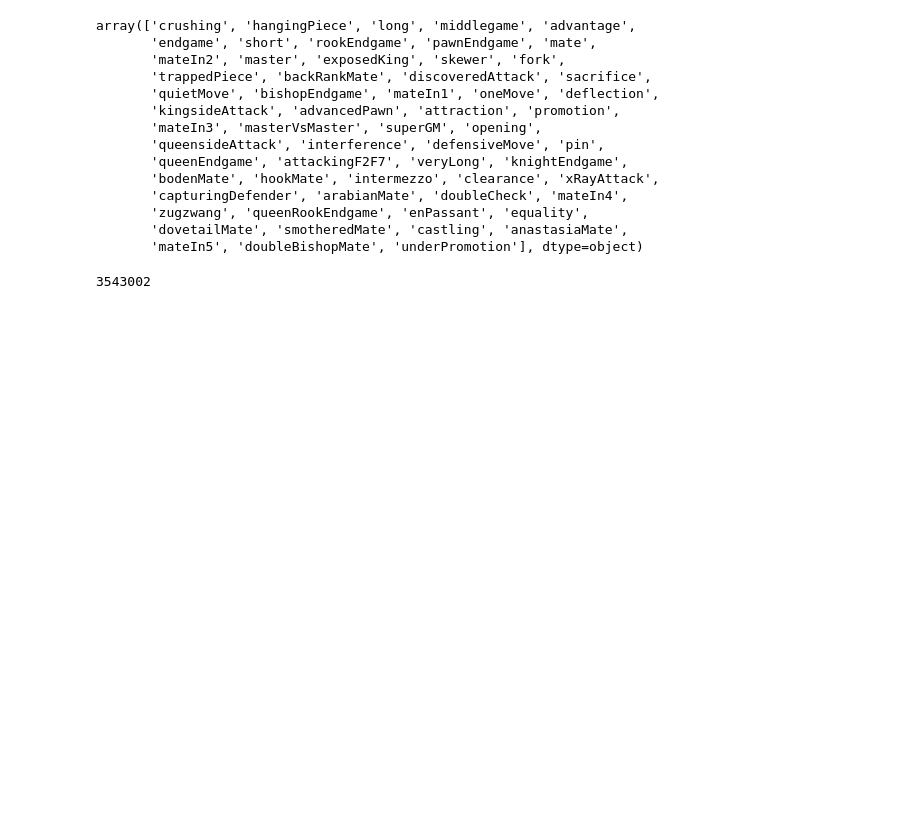
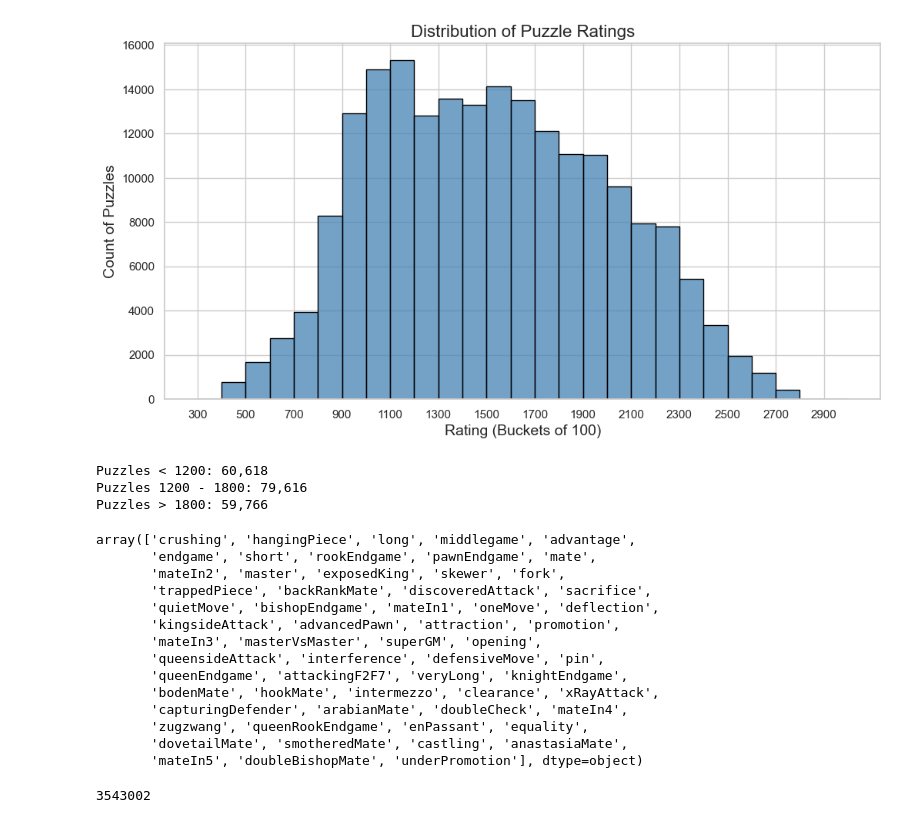
Before and after one commit to MatasGedziunas/Chess-puzzle-rating-prediction, a Jupyter notebook: ExploreData.ipynb, the cells around one changed output. Drawn from its saved outputs; the diff is of its cells as text; code cells hidden in the pictures; blank space fills up the shorter version.

```diff
--- a/ExploreData.ipynb
+++ b/ExploreData.ipynb
@@ -1,7 +1,47 @@
 # %%
 import pandas as pd
 # %%
-data = pd.read_csv("../filtered.csv")
+data = pd.read_csv("./data/p200k.csv")
+# %%
+import pandas as pd
+import matplotlib.pyplot as plt
+import seaborn as sns
+
+# Ensure the plot is large enough to read
+plt.figure(figsize=(12, 6))
+sns.set_theme(style="whitegrid")
+
+# Determine the min and max to create clean bins of 100
+min_rating = int(data['Rating'].min() // 100 * 100)
+max_rating = int(data['Rating'].max() // 100 * 100) + 100
+bins = range(min_rating, max_rating + 100, 100)
+
+# Plot the histogram
+sns.histplot(data=data, x='Rating', bins=bins, color='steelblue', edgecolor='black')
+
+# Formatting
+plt.title('Distribution of Puzzle Ratings', fontsize=16)
+plt.xlabel('Rating (Buckets of 100)', fontsize=14)
+plt.ylabel('Count of Puzzles', fontsize=14)
+
+# Optional: Add tick marks every 200 rating points for better readability
+plt.xticks(range(min_rating, max_rating + 100, 200))
+
+plt.show()
+# %% [output]
+[figure, added]
+# %%
+count_low = len(data[data['Rating'] < 1200])
+count_mid = len(data[(data['Rating'] >= 1200) & (data['Rating'] <= 1800)])
+count_high = len(data[data['Rating'] > 1800])
+
+print(f"Puzzles < 1200: {count_low:,}")
+print(f"Puzzles 1200 - 1800: {count_mid:,}")
+print(f"Puzzles > 1800: {count_high:,}")
+# %% [output]
+Puzzles < 1200: 60,618
+Puzzles 1200 - 1800: 79,616
+Puzzles > 1800: 59,766
 # %%
 data['Themes'].dropna().str.split().explode().dropna().unique()
 # %% [output]
```
Also changed, not shown: 2 other files.
